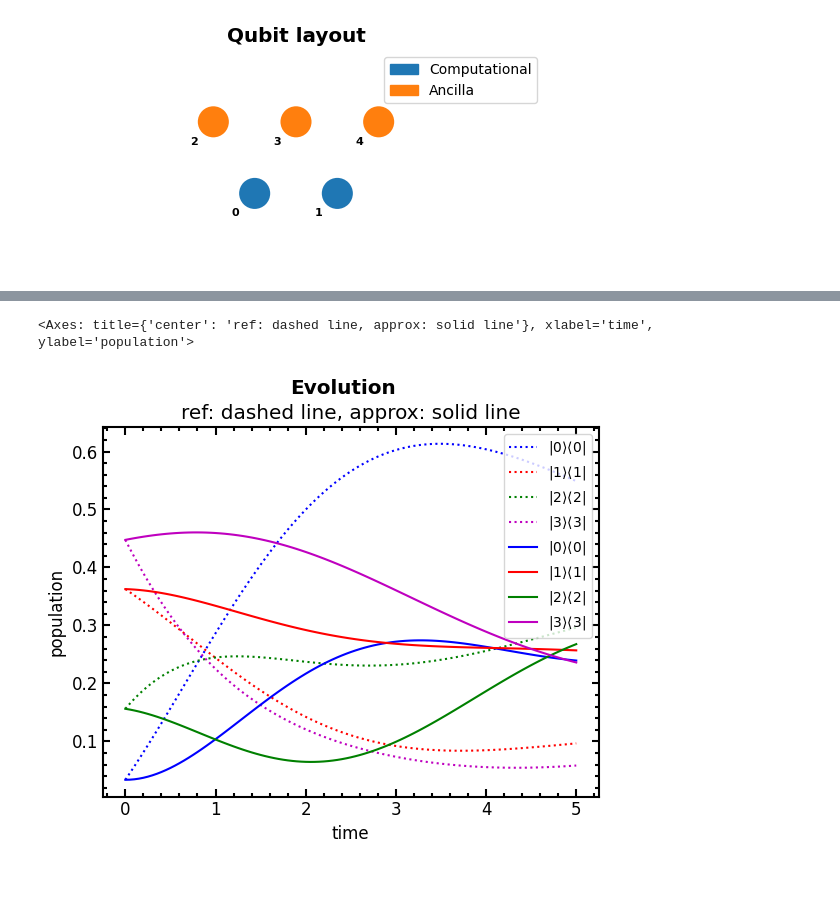
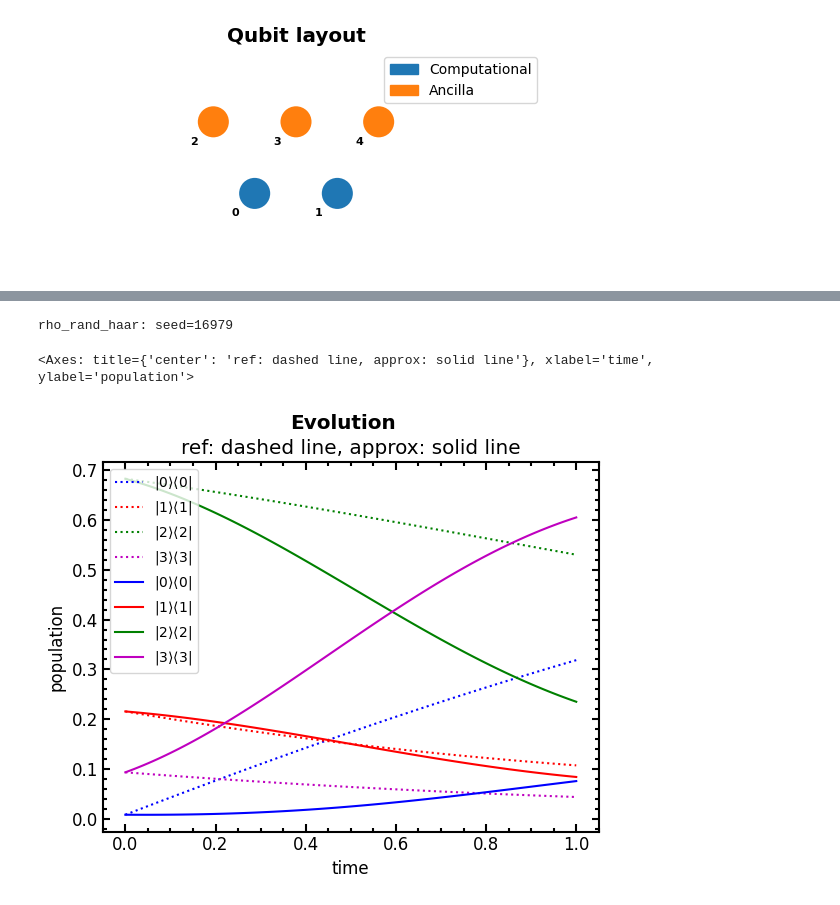
Before and after one commit to davidvrchen/quantum-channel-approximation, a Jupyter notebook: results/decay_two_qubits/losses.ipynb, the cells around one changed output, grey strips where cells are left out. Cells and saved outputs as stored; diff of their text form; code cells hidden in the pictures.

```diff
--- a/results/decay_two_qubits/losses.ipynb
+++ b/results/decay_two_qubits/losses.ipynb
@@ -68,17 +68,18 @@ array([-0.02159199,  0.06669314,  0.1       ,  0.1       ,  0.1       ,
 # %%
-rho0 = rho_rand_haar(m, 4)
+rho0 = rho_rand_haar(m)
 evolver = evolver_fac(circuit, theta_opt)
 rhos = evolver(100, rho0.full())
 
 Os = [O.full() for O in create_observables_comp_basis(m)]
 
 ess = measure_rhos(rhos, Os)
-rho_ref_s, ts = solve_lindblad_rho0(rho0, delta_t=0.05, N=100, s=system, jump_opers=jump_oper)
+rho_ref_s, ts = solve_lindblad_rho0(rho0, delta_t=0.01, N=100, s=system, jump_opers=jump_oper)
 e_ref_ss = measure_rhos([r.full() for r in rho_ref_s], Os)
 compare_ess((ts, ess, "approx"), (ts, e_ref_ss, "ref"), labels=comp_basis_labels(m))
 # %% [output]
-<Axes: title={'center': 'ref: dashed line, approx: solid line'}, xlabel='time', ylabel='population'>
+rho_rand_haar: seed=16979
+<Axes: title={'center': 'ref: dashed line, approx: solid line'}, xlabel='time', ylabel='population'>
-[figure, old version]
+[figure, new version]
 # %%
 plt.loglog(errors)
 # %% [output]
```
Also changed, not shown: parts of 5 cells of this notebook, 13 other files.
